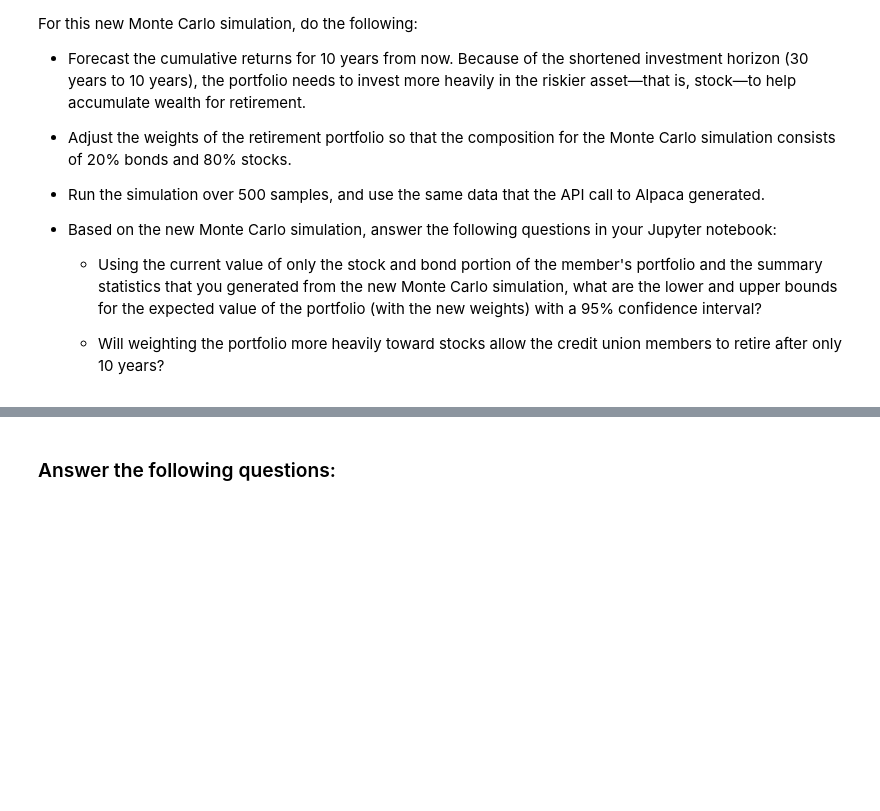
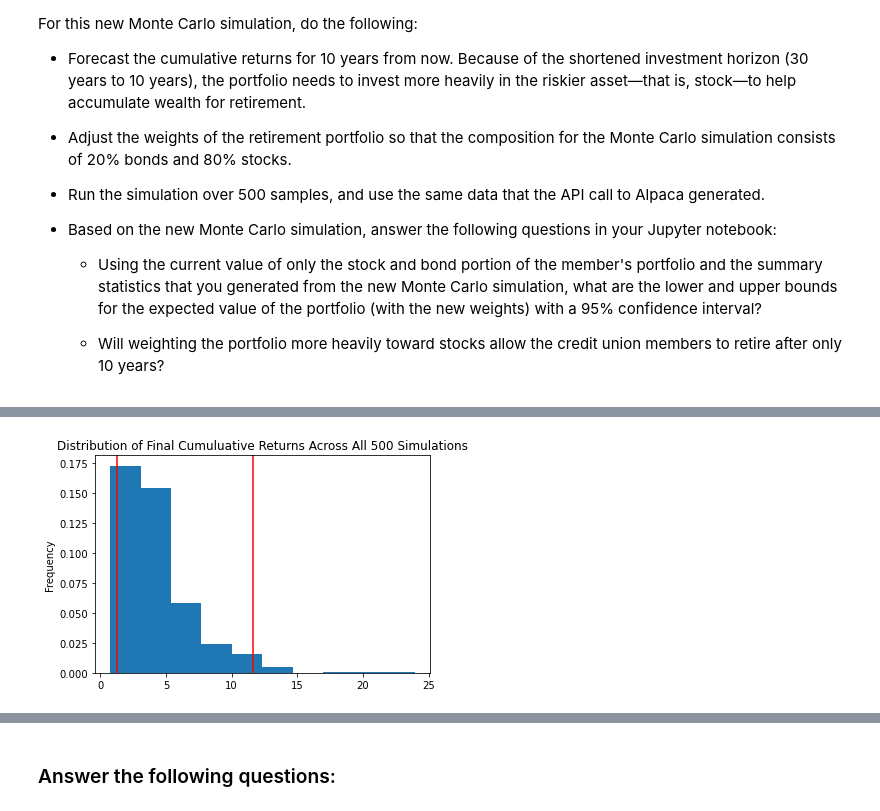
Before and after one commit to sangramsinghg/berkeley_fintech_module_5_challenge, a Jupyter notebook: financial_planning_tools.ipynb, the cells around one changed output, grey strips where cells are left out. Saved outputs shown, nothing was run; the diff lists cells and outputs as text; code cells hidden in the pictures; blank space fills up the shorter version.

```diff
--- a/financial_planning_tools.ipynb
+++ b/financial_planning_tools.ipynb
@@ -617,7 +665,9 @@ For this new Monte Carlo simulation, do the following:
 # %%
 # Visualize the probability distribution of the 10-year Monte Carlo simulation
 # by plotting a histogram
-# YOUR CODE HERE
+mc_ten_year_20_80_sim_dist_plot = mc_ten_year_20_80.plot_distribution()
+# %% [output]
+[figure, added]
 # %%
 # Generate summary statistics from the 10-year Monte Carlo simulation results
 # Save the results as a variable
```
Also changed, not shown: parts of 34 cells of this notebook.
